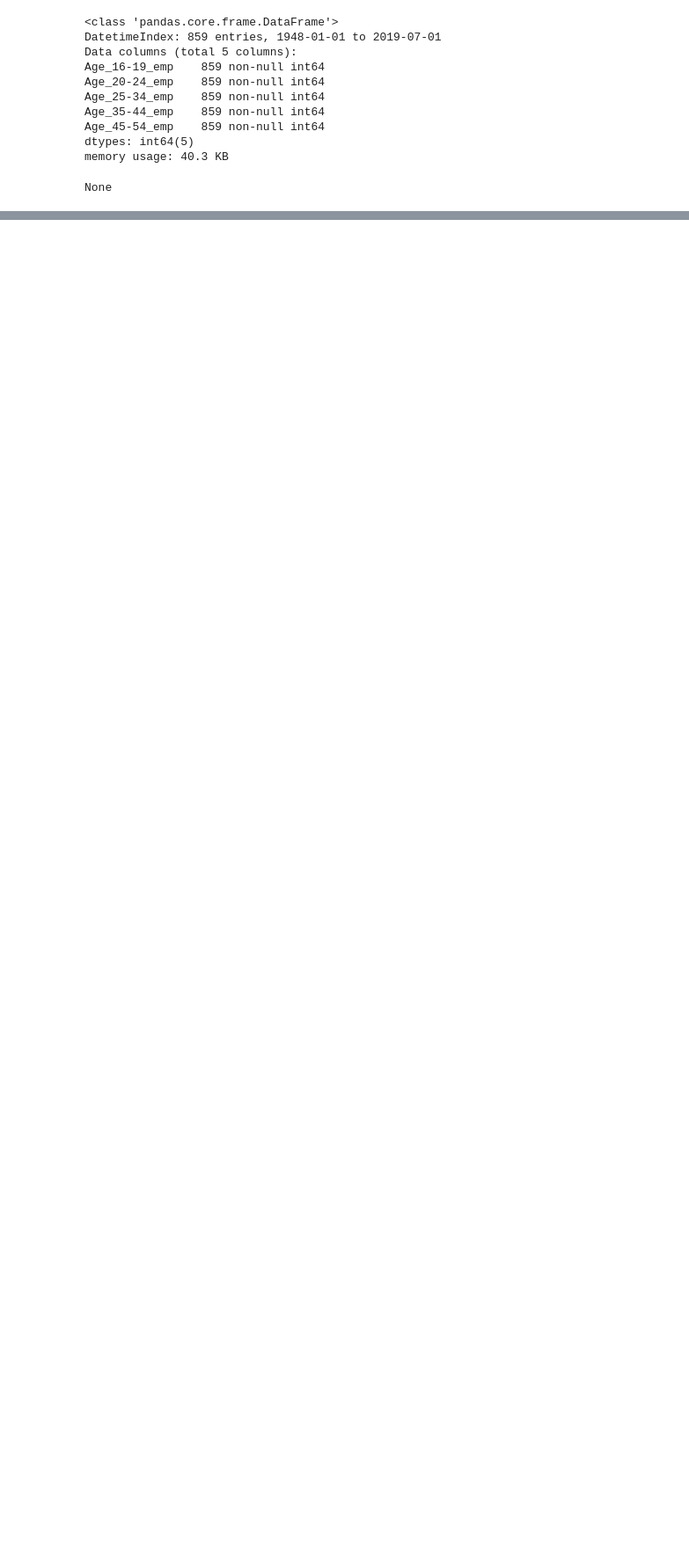
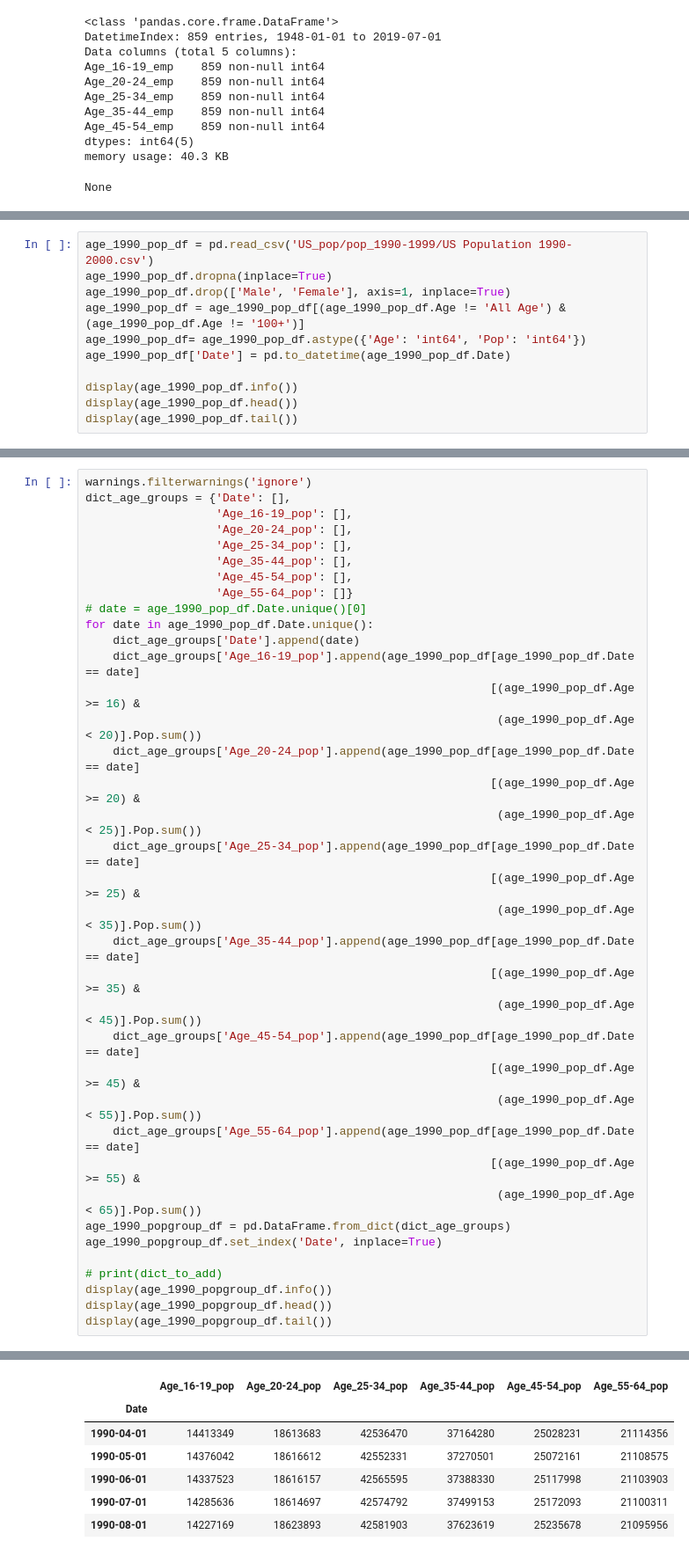
Before and after one commit to zapatos24/Employment_Prediction_LSTM_NN, a Jupyter notebook: mod_7_project.ipynb, the cells around one changed output, grey strips where cells are left out. Shown at 88% size. Saved outputs shown, nothing was run; the diff lists cells and outputs as text; blank space fills up the shorter version.

Commit message:
population groups for 1990-2000 done

```diff
--- a/mod_7_project.ipynb
+++ b/mod_7_project.ipynb
@@ -155,0 +165,11 @@ None
+# %%
+age_1990_pop_df = pd.read_csv('US_pop/pop_1990-1999/US Population 1990-2000.csv')
+age_1990_pop_df.dropna(inplace=True)
+age_1990_pop_df.drop(['Male', 'Female'], axis=1, inplace=True)
+age_1990_pop_df = age_1990_pop_df[(age_1990_pop_df.Age != 'All Age') & (age_1990_pop_df.Age != '100+')]
+age_1990_pop_df= age_1990_pop_df.astype({'Age': 'int64', 'Pop': 'int64'})
+age_1990_pop_df['Date'] = pd.to_datetime(age_1990_pop_df.Date)
+
+display(age_1990_pop_df.info())
+display(age_1990_pop_df.head())
+display(age_1990_pop_df.tail())
@@ -155,0 +198,38 @@ None
+# %%
+warnings.filterwarnings('ignore')
+dict_age_groups = {'Date': [],
+                   'Age_16-19_pop': [],
+                   'Age_20-24_pop': [],
+                   'Age_25-34_pop': [],
+                   'Age_35-44_pop': [],
+                   'Age_45-54_pop': [],
+                   'Age_55-64_pop': []}
+# date = age_1990_pop_df.Date.unique()[0]
+for date in age_1990_pop_df.Date.unique():
+    dict_age_groups['Date'].append(date)
+    dict_age_groups['Age_16-19_pop'].append(age_1990_pop_df[age_1990_pop_df.Date == date]
+                                                           [(age_1990_pop_df.Age >= 16) &
+                                                            (age_1990_pop_df.Age < 20)].Pop.sum())
+    dict_age_groups['Age_20-24_pop'].append(age_1990_pop_df[age_1990_pop_df.Date == date]
+                                                           [(age_1990_pop_df.Age >= 20) &
+                                                            (age_1990_pop_df.Age < 25)].Pop.sum())
+    dict_age_groups['Age_25-34_pop'].append(age_1990_pop_df[age_1990_pop_df.Date == date]
+                                                           [(age_1990_pop_df.Age >= 25) &
+                                                            (age_1990_pop_df.Age < 35)].Pop.sum())
+    dict_age_groups['Age_35-44_pop'].append(age_1990_pop_df[age_1990_pop_df.Date == date]
+                                                           [(age_1990_pop_df.Age >= 35) &
+                                                            (age_1990_pop_df.Age < 45)].Pop.sum())
+    dict_age_groups['Age_45-54_pop'].append(age_1990_pop_df[age_1990_pop_df.Date == date]
+                                                           [(age_1990_pop_df.Age >= 45) &
+                                                            (age_1990_pop_df.Age < 55)].Pop.sum())
+    dict_age_groups['Age_55-64_pop'].append(age_1990_pop_df[age_1990_pop_df.Date == date]
+                                                           [(age_1990_pop_df.Age >= 55) &
+                                                            (age_1990_pop_df.Age < 65)].Pop.sum())
+age_1990_popgroup_df = pd.DataFrame.from_dict(dict_age_groups)
+age_1990_popgroup_df.set_index('Date', inplace=True)
+
+# print(dict_to_add)
+display(age_1990_popgroup_df.info())
+display(age_1990_popgroup_df.head())
+display(age_1990_popgroup_df.tail())
+# %% [output]
@@ -155,0 +248,7 @@ None
+|  | Age_16-19_pop | Age_20-24_pop | Age_25-34_pop | Age_35-44_pop | Age_45-54_pop | Age_55-64_pop |
+| Date |  |  |  |  |  |  |
+| 1990-04-01 | 14413349 | 18613683 | 42536470 | 37164280 | 25028231 | 21114356 |
+| 1990-05-01 | 14376042 | 18616612 | 42552331 | 37270501 | 25072161 | 21108575 |
+| 1990-06-01 | 14337523 | 18616157 | 42565595 | 37388330 | 25117998 | 21103903 |
+| 1990-07-01 | 14285636 | 18614697 | 42574792 | 37499153 | 25172093 | 21100311 |
+| 1990-08-01 | 14227169 | 18623893 | 42581903 | 37623619 | 25235678 | 21095956 |
```
Also changed, not shown: parts of 4 cells of this notebook, 2 other files.
